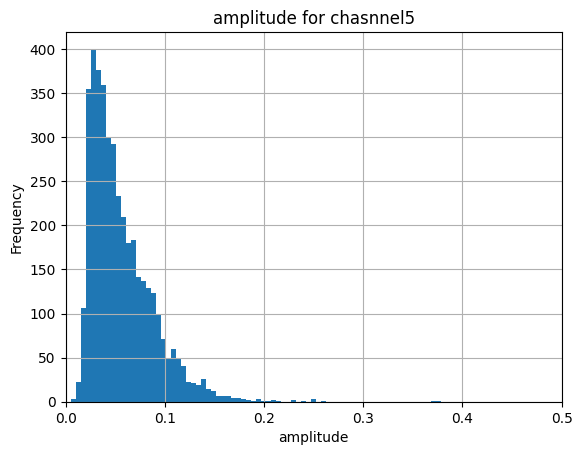
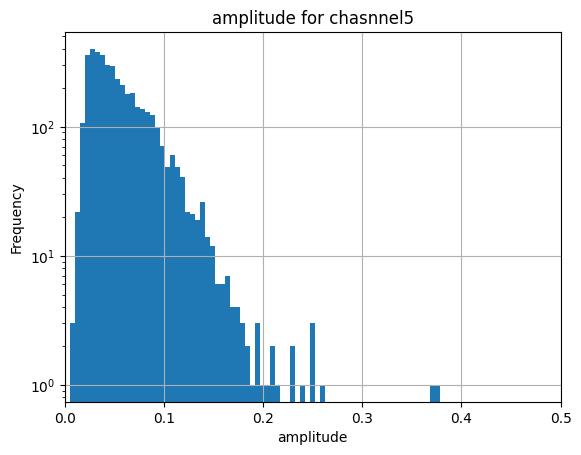
The change to this notebook cell's code, shown as a diff; its figure went from the first image to the second:
--- before
+++ after
@@ -31,4 +31,5 @@
     #plt.ylim(0, 7500)  # Imposta un limite massimo per l'asse y
     plt.xlim(0,0.5)
+    plt.yscale('log')
     plt.grid()
     plt.show()

Commit: july2026